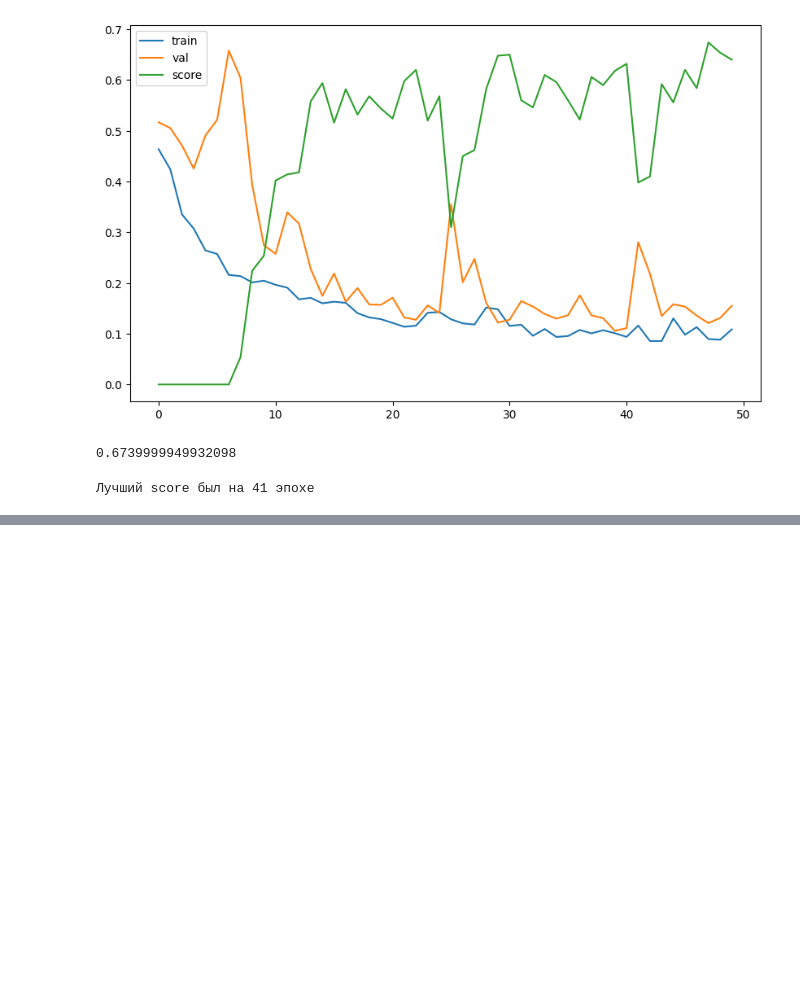
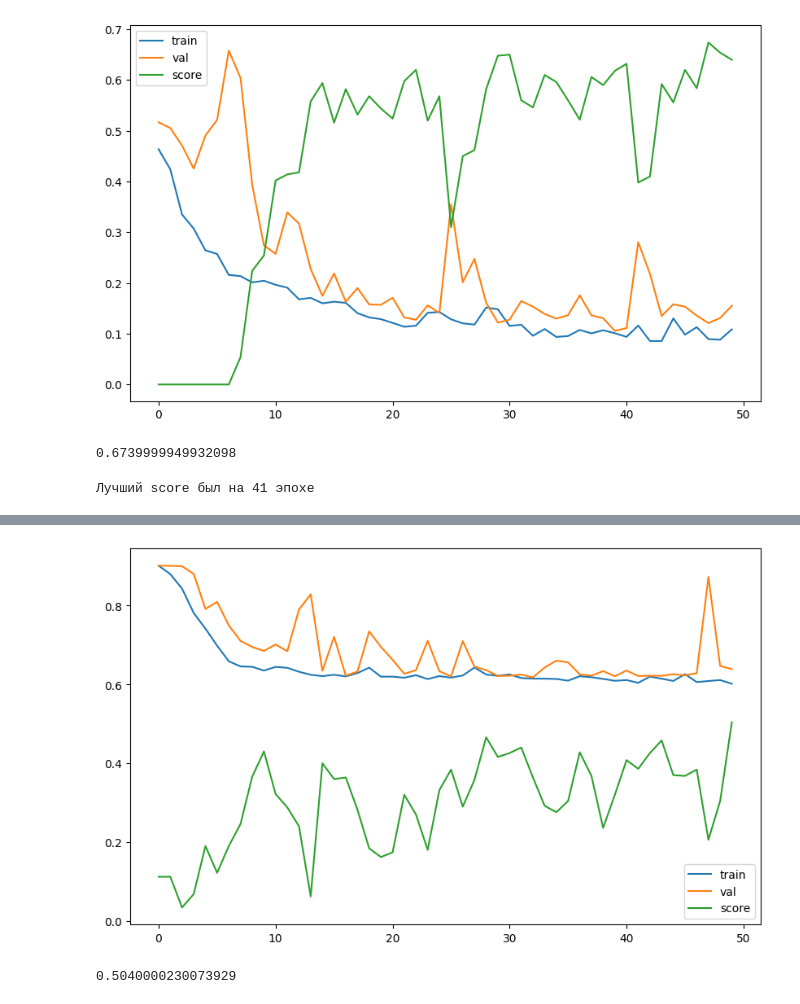
Before and after one commit to vasil-gr/DeepLearningSchool, a Jupyter notebook: DLS. HW6. Semantic Segmentation (Block 16, tasks 1-3).ipynb, the cells around one changed output, grey strips where cells are left out. Drawn from its saved outputs; the diff is of its cells as text; code cells hidden in the pictures; blank space fills up the shorter version.

```diff
--- a/DLS. HW6. Semantic Segmentation (Block 16, tasks 1-3).ipynb
+++ b/DLS. HW6. Semantic Segmentation (Block 16, tasks 1-3).ipynb
@@ -618,0 +678,13 @@ print('Лучший score был на %d эпохе' % segnet_focal_hist[2].inde
+# %%
+plt.figure(figsize=(10, 6))
+plt.plot([float(loss) for loss in segnet_boundary_hist[0]], label="train")
+plt.plot([float(loss) for loss in segnet_boundary_hist[1]], label="val")
+plt.plot([float(loss) for loss in segnet_boundary_hist[2]], label="score")
+plt.legend()
+plt.show()
+# %% [output]
+[figure, added]
+# %%
+print(max(segnet_boundary_hist[2]))
+# %% [output]
+0.5040000230073929
```
Also changed, not shown: parts of 5 cells of this notebook.
